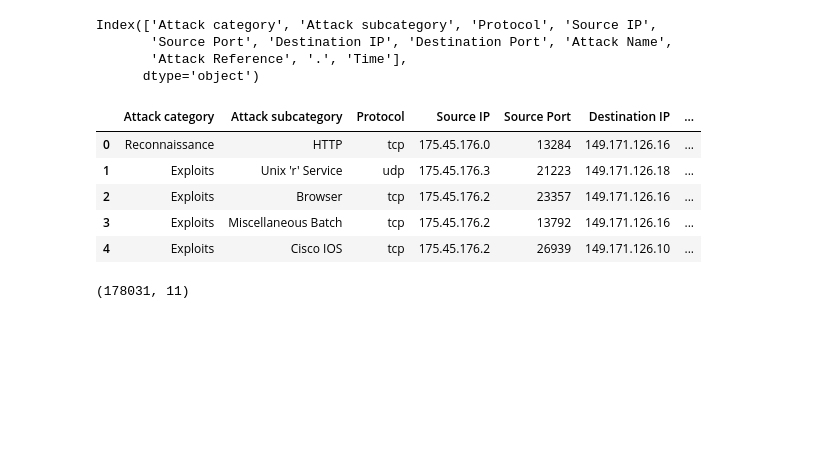
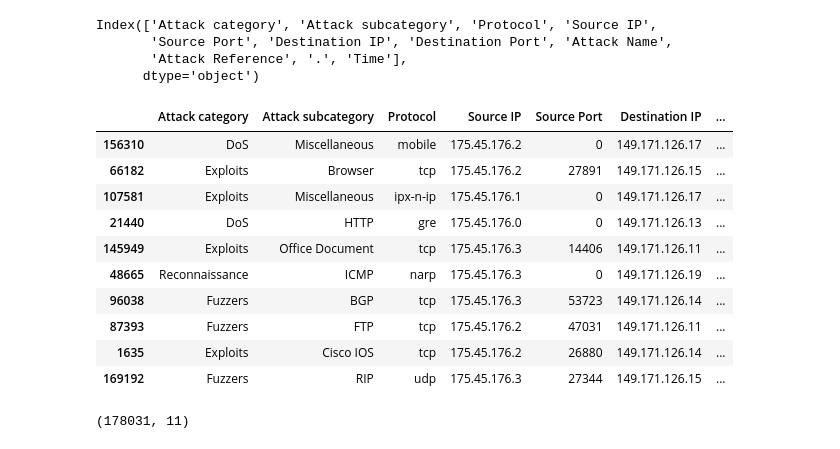
Before and after one commit to EddyGiusepe/Cyber_Security_1, a Jupyter notebook: CyberSecurity_Kaggle.ipynb, the cells around one changed output. Saved outputs shown, nothing was run; the diff lists cells and outputs as text; code cells hidden in the pictures; blank space fills up the shorter version.

```diff
--- a/CyberSecurity_Kaggle.ipynb
+++ b/CyberSecurity_Kaggle.ipynb
@@ -54,15 +54,20 @@ Index(['Attack category', 'Attack subcategory', 'Protocol', 'Source IP',
        'Source Port', 'Destination IP', 'Destination Port', 'Attack Name',
        'Attack Reference', '.', 'Time'],
       dtype='object')
-# %%
-df.head(5)
-# %% [output]
-|  | Attack category | Attack subcategory | Protocol | Source IP | Source Port | Destination IP | ... |
-| 0 | Reconnaissance | HTTP | tcp | 175.45.176.0 | 13284 | 149.171.126.16 | ... |
-| 1 | Exploits | Unix 'r' Service | udp | 175.45.176.3 | 21223 | 149.171.126.18 | ... |
-| 2 | Exploits | Browser | tcp | 175.45.176.2 | 23357 | 149.171.126.16 | ... |
-| 3 | Exploits | Miscellaneous Batch | tcp | 175.45.176.2 | 13792 | 149.171.126.16 | ... |
-| 4 | Exploits | Cisco IOS | tcp | 175.45.176.2 | 26939 | 149.171.126.10 | ... |
+# %%
+df.sample(10)
+# %% [output]
+|  | Attack category | Attack subcategory | Protocol | Source IP | Source Port | Destination IP | ... |
+| 156310 | DoS | Miscellaneous | mobile | 175.45.176.2 | 0 | 149.171.126.17 | ... |
+| 66182 | Exploits | Browser | tcp | 175.45.176.2 | 27891 | 149.171.126.15 | ... |
+| 107581 | Exploits | Miscellaneous | ipx-n-ip | 175.45.176.1 | 0 | 149.171.126.17 | ... |
+| 21440 | DoS | HTTP | gre | 175.45.176.0 | 0 | 149.171.126.13 | ... |
+| 145949 | Exploits | Office Document | tcp | 175.45.176.3 | 14406 | 149.171.126.11 | ... |
+| 48665 | Reconnaissance | ICMP | narp | 175.45.176.3 | 0 | 149.171.126.19 | ... |
+| 96038 | Fuzzers | BGP | tcp | 175.45.176.3 | 53723 | 149.171.126.14 | ... |
+| 87393 | Fuzzers | FTP | tcp | 175.45.176.2 | 47031 | 149.171.126.11 | ... |
+| 1635 | Exploits | Cisco IOS | tcp | 175.45.176.2 | 26880 | 149.171.126.14 | ... |
+| 169192 | Fuzzers | RIP | udp | 175.45.176.3 | 27344 | 149.171.126.15 | ... |
 # %%
 df.shape
 # %% [output]
```
